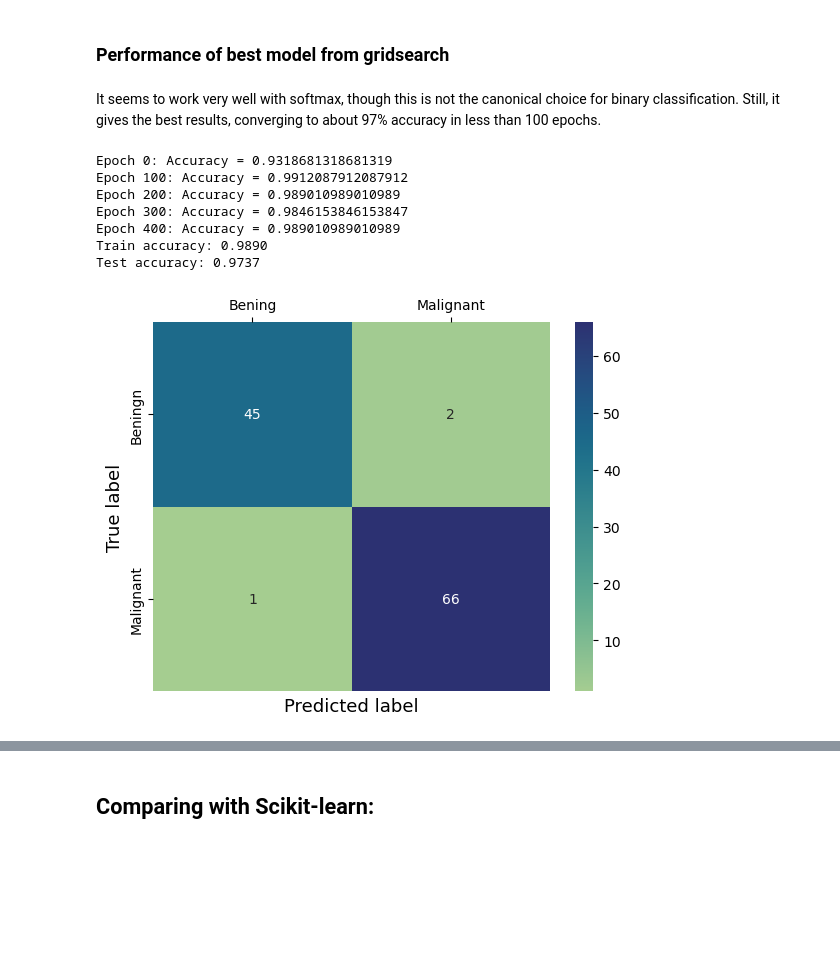
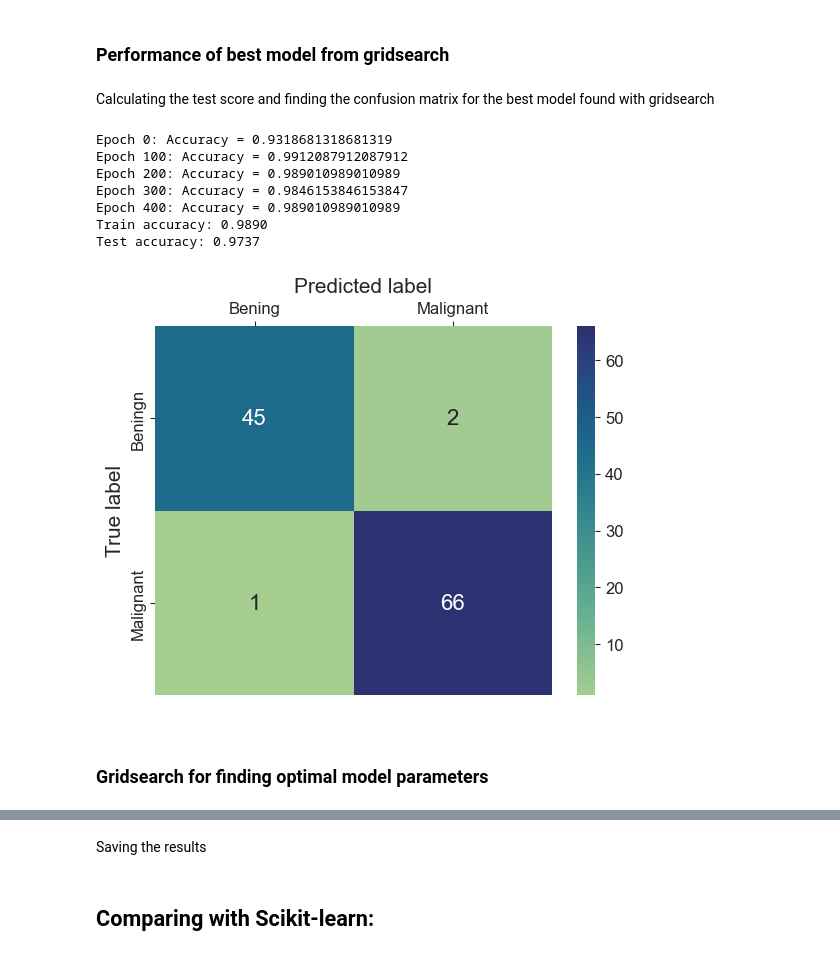
Before and after one commit to MariaFlyAway/Project2_FYS-STK3155, a Jupyter notebook: Code/Neural_Net/logistic_regression.ipynb, the cells around one changed output, grey strips where cells are left out. Cells and saved outputs as stored; diff of their text form; code cells hidden in the pictures; blank space fills up the shorter version.

Commit message:
Cleaned up logistic regression code

```diff
--- a/Code/Neural_Net/logistic_regression.ipynb
+++ b/Code/Neural_Net/logistic_regression.ipynb
@@ -19,8 +21,8 @@ cancer = load_breast_cancer()
 X_train, X_test, y_train, y_test = train_test_split(cancer.data, cancer.target, test_size=0.2, random_state=0)
 # %% [markdown]
 ### Performance of best model from gridsearch
-# %% [markdown]
-It seems to work very well with softmax, though this is not the canonical choice for binary classification. Still, it gives the best results, converging to about 97% accuracy in less than 100 epochs.
+# %% [markdown]
+Calculating the test score and finding the confusion matrix for the best model found with gridsearch
 # %%
 # Define layer sizes and activations
 network_input_size =  30
@@ -57,24 +59,34 @@ Epoch 400: Accuracy = 0.989010989010989
 Train accuracy: 0.9890
 Test accuracy: 0.9737
 # %%
+# plotting parameters
+sns.set_style('whitegrid')
+sns.set_palette('muted')
+plt.rc('xtick', labelsize=12)  # Set x-tick label size
+plt.rc('ytick', labelsize=12)  # Set y-tick label size
+
+
 # Calculating the confusion matrix
 cm = confusion_matrix(y_test, np.argmax(y_pred, -1))
 
 # Plotting the confusion matrix
 ax = sns.heatmap(cm,
             annot=True,
+            annot_kws={"fontsize":16},
             xticklabels=['Bening','Malignant'],
             yticklabels=['Beningn','Malignant'],
             cmap='crest')
-plt.ylabel('True label', fontsize=13)
-#plt.title('Logistic regression', fontsize=17, pad=20, loc='center')
-ax.set(xlabel="", ylabel="True label")
+plt.ylabel('True label', fontsize=15)
+ax.set(xlabel=" ", ylabel="True label")
 ax.xaxis.tick_top()
+ax.yaxis.tick_left()
 
-plt.xlabel('Predicted label', fontsize=13)
+plt.gca().figure.text(0.45, 0.95, 'Predicted label', ha='center', fontsize=15)
 plt.show()
 # %% [output]
-[figure, old version]
+[figure, new version]
+# %% [markdown]
+### Gridsearch for finding optimal model parameters
 # %%
 # Grid search for learning rate and regularization
 k_folds = KFold(n_splits=5)
@@ -119,6 +131,8 @@ Epoch 300: Accuracy = 0.9846153846153847
 Epoch 400: Accuracy = 0.9868131868131869
 0.9736263736263737
 {'model__epsilon': 0.01, 'model__llambda': 0}
+# %% [markdown]
+Saving the results
 # %%
 cv_results = grid_search.cv_results_
 
```
Also changed, not shown: parts of 1 cell of this notebook.
